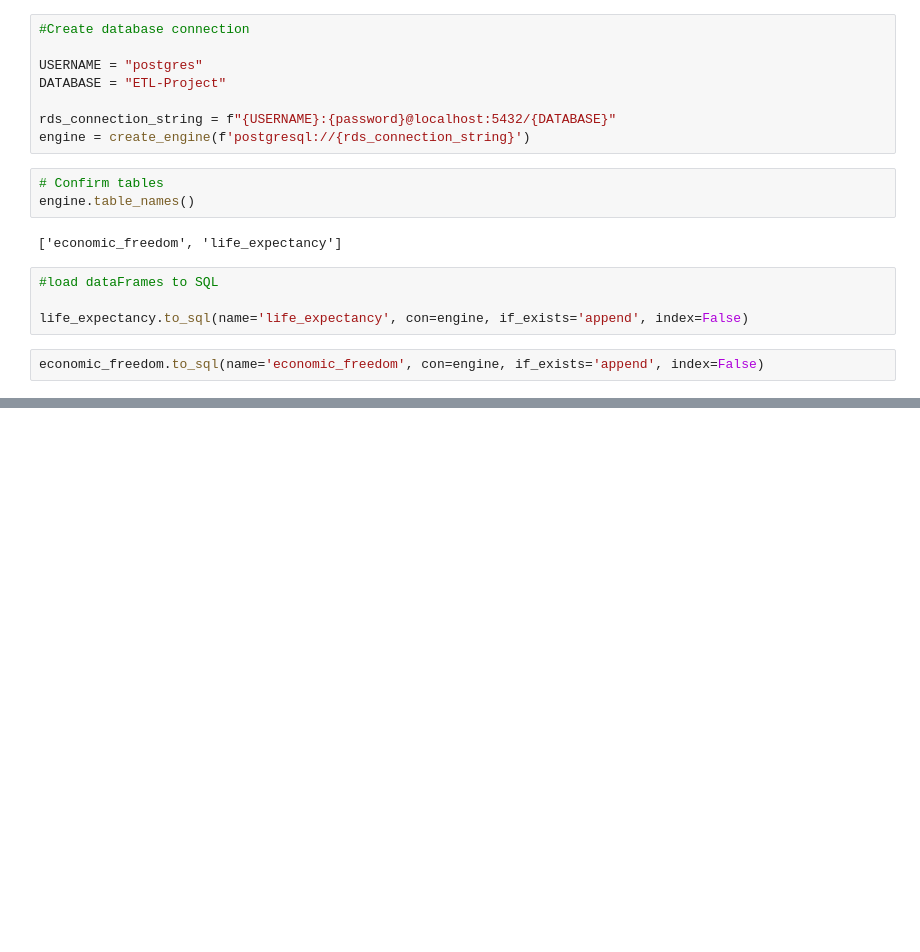
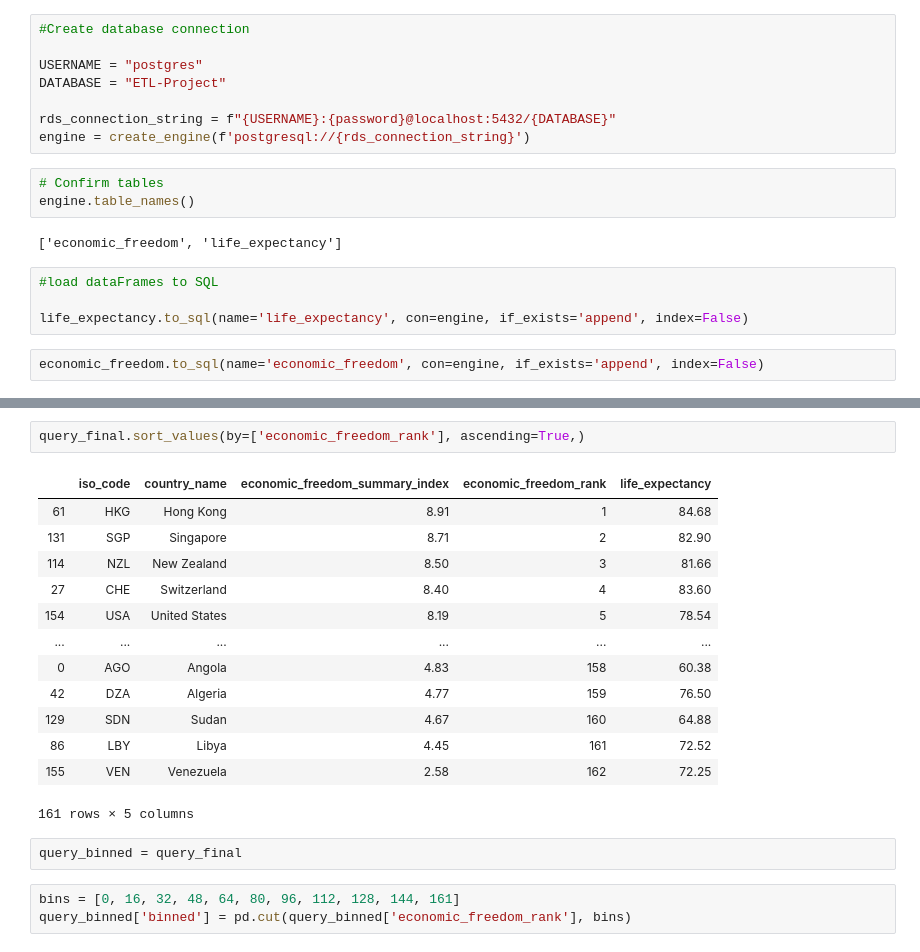
Before and after one commit to AlejandraRosa/ETL-Project, a Jupyter notebook: ETL-notebook.ipynb, the cells around one changed output, grey strips where cells are left out. Drawn from its saved outputs; the diff is of its cells as text; blank space fills up the shorter version.

```diff
--- a/ETL-notebook.ipynb
+++ b/ETL-notebook.ipynb
@@ -125,0 +133,21 @@ query_final
+# %%
+query_final.sort_values(by=['economic_freedom_rank'], ascending=True,)
+# %% [output]
+|  | iso_code | country_name | economic_freedom_summary_index | economic_freedom_rank | life_expectancy |
+| 61 | HKG | Hong Kong | 8.91 | 1 | 84.68 |
+| 131 | SGP | Singapore | 8.71 | 2 | 82.90 |
+| 114 | NZL | New Zealand | 8.50 | 3 | 81.66 |
+| 27 | CHE | Switzerland | 8.40 | 4 | 83.60 |
+| 154 | USA | United States | 8.19 | 5 | 78.54 |
+| ... | ... | ... | ... | ... | ... |
+| 0 | AGO | Angola | 4.83 | 158 | 60.38 |
+| 42 | DZA | Algeria | 4.77 | 159 | 76.50 |
+| 129 | SDN | Sudan | 4.67 | 160 | 64.88 |
+| 86 | LBY | Libya | 4.45 | 161 | 72.52 |
+| 155 | VEN | Venezuela | 2.58 | 162 | 72.25 |
+161 rows × 5 columns
+# %%
+query_binned = query_final
+# %%
+bins = [0, 16, 32, 48, 64, 80, 96, 112, 128, 144, 161]
+query_binned['binned'] = pd.cut(query_binned['economic_freedom_rank'], bins)
```
Also changed, not shown: parts of 6 cells of this notebook.
